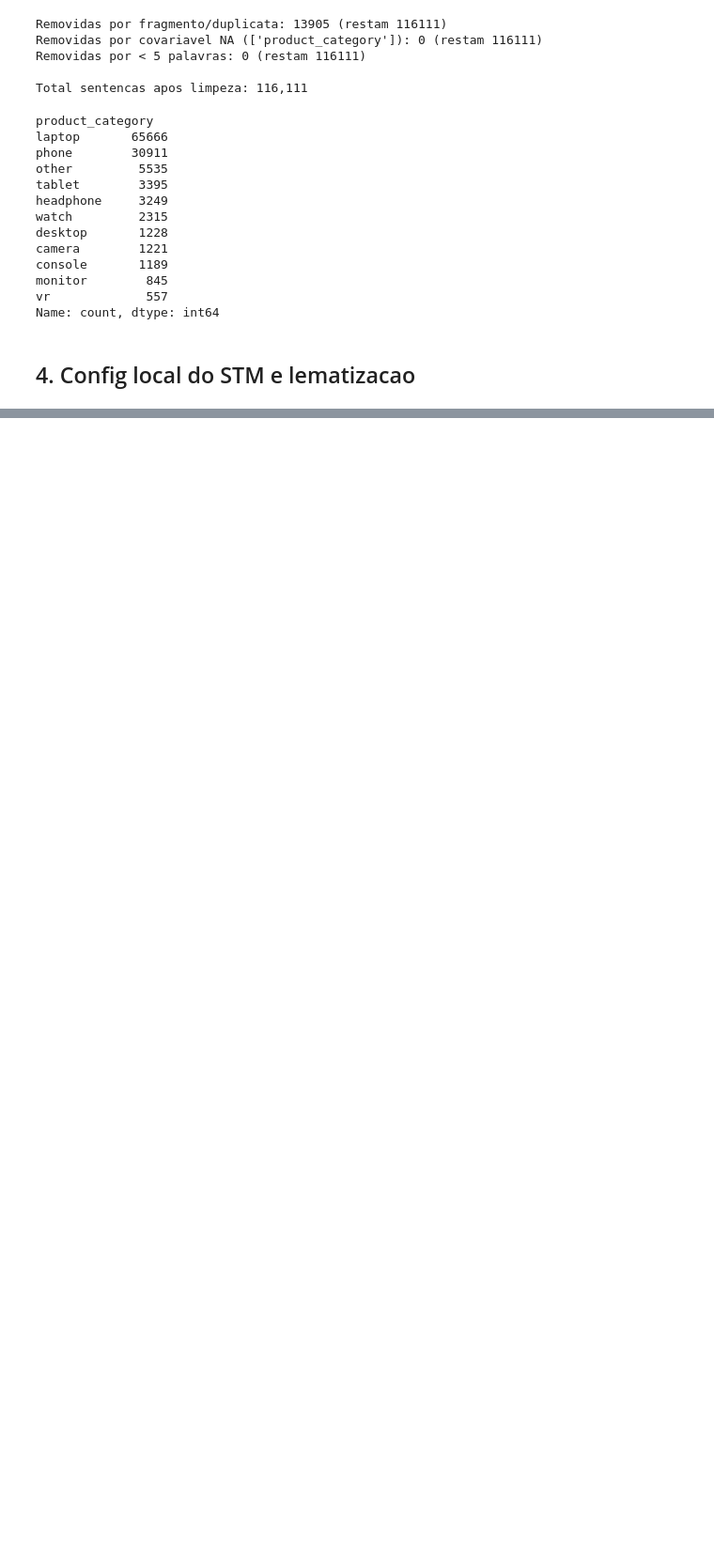
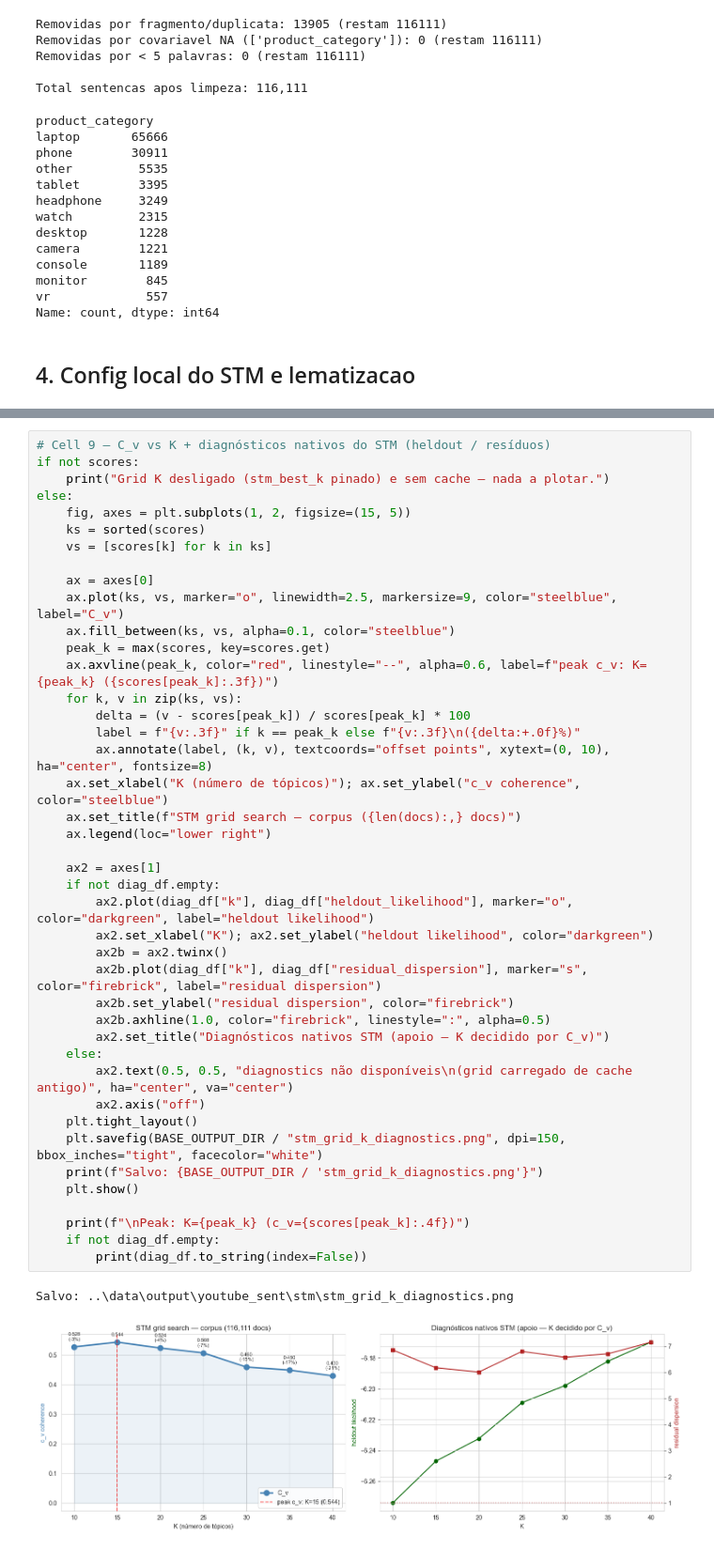
Before and after one commit to douglasfragoso/requisitos-youtube, a Jupyter notebook: 03-topic-modeling/notebooks/stm/02_stm_youtube_sent.ipynb, the cells around one changed output, grey strips where cells are left out. Shown at 94% size. Drawn from its saved outputs; the diff is of its cells as text; blank space fills up the shorter version.

Commit message:
feat(stm): finalize youtube_sent K selection and output contract

```diff
--- a/03-topic-modeling/notebooks/stm/02_stm_youtube_sent.ipynb
+++ b/03-topic-modeling/notebooks/stm/02_stm_youtube_sent.ipynb
@@ -172,0 +298,45 @@ Lematizando (single-process spaCy en_core_web_sm)...
+# %%
+# Cell 9 — C_v vs K + diagnósticos nativos do STM (heldout / resíduos)
+if not scores:
+    print("Grid K desligado (stm_best_k pinado) e sem cache — nada a plotar.")
+else:
+    fig, axes = plt.subplots(1, 2, figsize=(15, 5))
+    ks = sorted(scores)
+    vs = [scores[k] for k in ks]
+
+    ax = axes[0]
+    ax.plot(ks, vs, marker="o", linewidth=2.5, markersize=9, color="steelblue", label="C_v")
+    ax.fill_between(ks, vs, alpha=0.1, color="steelblue")
+    peak_k = max(scores, key=scores.get)
+    ax.axvline(peak_k, color="red", linestyle="--", alpha=0.6, label=f"peak c_v: K={peak_k} ({scores[peak_k]:.3f})")
+    for k, v in zip(ks, vs):
+        delta = (v - scores[peak_k]) / scores[peak_k] * 100
+        label = f"{v:.3f}" if k == peak_k else f"{v:.3f}\n({delta:+.0f}%)"
+        ax.annotate(label, (k, v), textcoords="offset points", xytext=(0, 10), ha="center", fontsize=8)
+    ax.set_xlabel("K (número de tópicos)"); ax.set_ylabel("c_v coherence", color="steelblue")
+    ax.set_title(f"STM grid search — corpus ({len(docs):,} docs)")
+    ax.legend(loc="lower right")
+
+    ax2 = axes[1]
+    if not diag_df.empty:
+        ax2.plot(diag_df["k"], diag_df["heldout_likelihood"], marker="o", color="darkgreen", label="heldout likelihood")
+        ax2.set_xlabel("K"); ax2.set_ylabel("heldout likelihood", color="darkgreen")
+        ax2b = ax2.twinx()
+        ax2b.plot(diag_df["k"], diag_df["residual_dispersion"], marker="s", color="firebrick", label="residual dispersion")
+        ax2b.set_ylabel("residual dispersion", color="firebrick")
+        ax2b.axhline(1.0, color="firebrick", linestyle=":", alpha=0.5)
+        ax2.set_title("Diagnósticos nativos STM (apoio — K decidido por C_v)")
+    else:
+        ax2.text(0.5, 0.5, "diagnostics não disponíveis\n(grid carregado de cache antigo)", ha="center", va="center")
+        ax2.axis("off")
+    plt.tight_layout()
+    plt.savefig(BASE_OUTPUT_DIR / "stm_grid_k_diagnostics.png", dpi=150, bbox_inches="tight", facecolor="white")
+    print(f"Salvo: {BASE_OUTPUT_DIR / 'stm_grid_k_diagnostics.png'}")
+    plt.show()
+
+    print(f"\nPeak: K={peak_k} (c_v={scores[peak_k]:.4f})")
+    if not diag_df.empty:
+        print(diag_df.to_string(index=False))
+# %% [output]
+Salvo: ..\data\output\youtube_sent\stm\stm_grid_k_diagnostics.png
+[figure, added]
```
Also changed, not shown: parts of 38 cells of this notebook, 3 other files.
